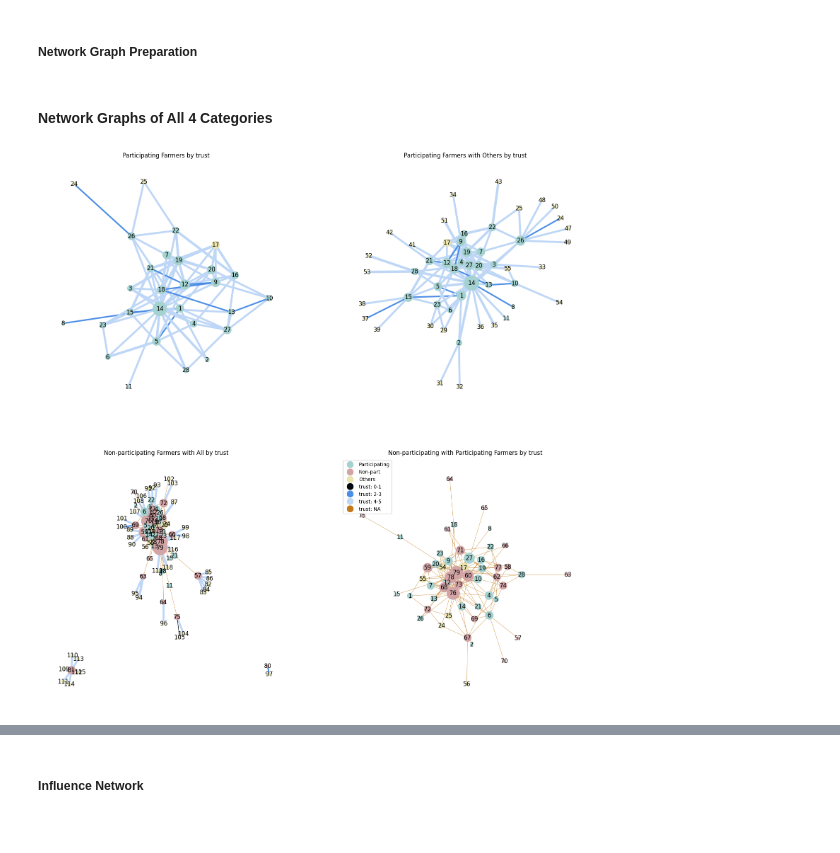
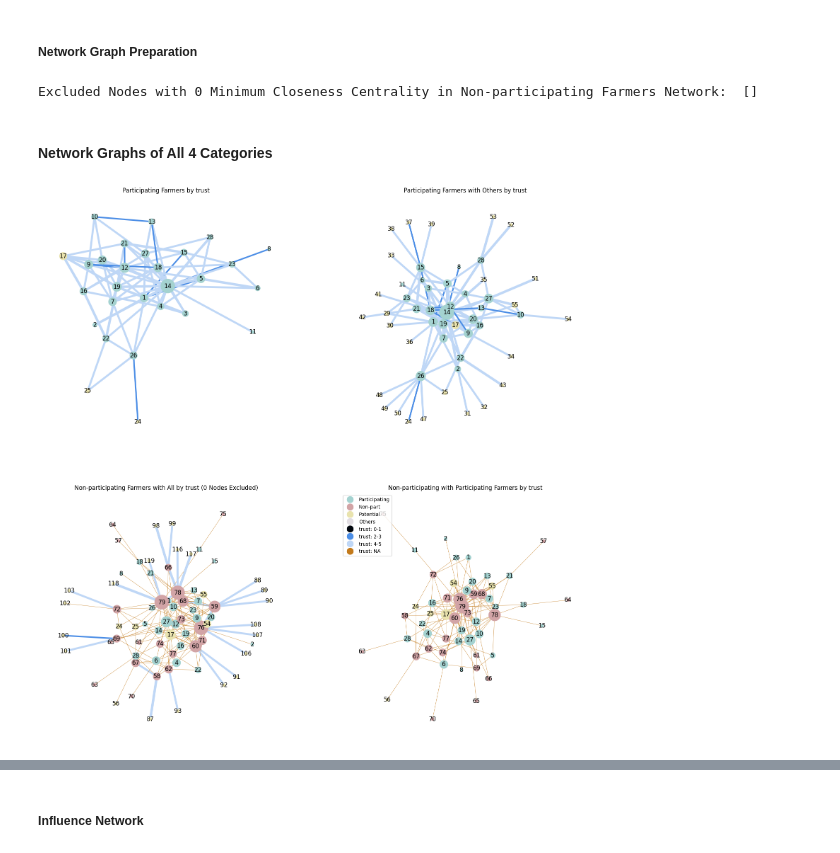
Before and after one commit to liugrac/climate_change_responses, a Jupyter notebook: Farmers Social Network.ipynb, the cells around one changed output, grey strips where cells are left out. Cells and saved outputs as stored; diff of their text form; code cells hidden in the pictures.

```diff
--- a/Farmers Social Network.ipynb
+++ b/Farmers Social Network.ipynb
@@ -93,0 +100,8 @@ Non-part Farmer ID:  [57, 58, 59, 60, 61, 62, 63, 64, 65, 66, 67, 68, 69, 70, 71
+# %%
+def potential_farmers(df):
+    pot_farmers = df[(df['workmate']== 1) | (df['partner']== 1) | (df['colleague_association']== 1)]['receiver_id'].dropna().astype(int).unique().tolist()
+    return set(pot_farmers) - set(part_list) - set(non_list)
+
+union = {*potential_farmers(part_part), *potential_farmers(part_others), *potential_farmers(non_all) , *potential_farmers(non_part) }
+pot_farmers = list(union)
+print("Potential Farmer ID: ", pot_farmers)
@@ -255,17 +271,19 @@ Text(0.5, 1.0, 'Interview Response (Average) from All 14 Farmers')
 # %% [markdown]
 ##### Network Graph Preparation
 # %%
-# #Exclude some nodes to focus the network graph better
-# exclude_nodes = []
-# cc_dict = nx.closeness_centrality(non_all_G)
-# for k,v in cc_dict.items():
-#     if v < 0.2:
-#         exclude_nodes.append(k)
-# node_list_len = len(exclude_nodes)
-# print(f"Excluded Nodes with {node_list_len} Minimum Closeness Centrality in Non-participating Farmers Network: ", exclude_nodes)
+#Exclude some nodes to focus the network graph better
+exclude_nodes = []
+cc_dict = nx.closeness_centrality(non_all_G)
+for k,v in cc_dict.items():
+    if v < 0.2:
+        exclude_nodes.append(k)
+node_list_len = len(exclude_nodes)
+print(f"Excluded Nodes with {node_list_len} Minimum Closeness Centrality in Non-participating Farmers Network: ", exclude_nodes)
 
-# for node in exclude_nodes:
-#     non_all_G.remove_node(node)
+for node in exclude_nodes:
+    non_all_G.remove_node(node)
+# %% [output]
+Excluded Nodes with 0 Minimum Closeness Centrality in Non-participating Farmers Network:  []
 # %%
 part_colour = dict.fromkeys(all_farmers_df.receiver_id.tolist() + all_farmers_df.sender_id.tolist())
 for key, value in part_colour.items():
@@ -273,8 +291,11 @@ for key, value in part_colour.items():
         part_colour[key] = '#a4d2d0' # green
     elif key in non_list:
         part_colour[key] = '#d2a4a6' # red
+    elif key in pot_farmers:
+        part_colour[key] = '#e9e3ae' # yellow
     else:
-        part_colour[key] = '#e9e3ae' # yellow
+        part_colour[key] = '#e1dde2'
+
 
 def colour_mapping(G):
     colour_list =[]
@@ -309,43 +330,43 @@ def graphing_by_attri(weight):
     graphs = [part_part_G, part_others_G, non_all_G, non_part_G]
     titles = [f'Participating Farmers by {weight}',
     f'Participating Farmers with Others by {weight}',
-    f'Non-participating Farmers with All by {weight}',
-    #  ({node_list_len} Nodes Excluded)
+    f'Non-participating Farmers with All by {weight} ({node_list_len} Nodes Excluded)',
     f'Non-participating with Participating Farmers by {weight}']
     fig, axes = plt.subplots(nrows=2, ncols=2, figsize=(20, 20))
     ax = axes.flatten()
 
     legend_elements = [
         Line2D([0], [0], marker='o', color='w', label='Participating',markerfacecolor='#a4d2d0', markersize=15),
         Line2D([0], [0], marker='o', color='w', label='Non-part',markerfacecolor='#d2a4a6', markersize=15),
-        Line2D([0], [0], marker='o', color='w', label='Others',markerfacecolor='#e9e3ae', markersize=15),
+        Line2D([0], [0], marker='o', color='w', label='Potential',markerfacecolor='#e9e3ae', markersize=15),
+        Line2D([0], [0], marker='o', color='w', label='Others',markerfacecolor='#e1dde2', markersize=15),
         Line2D([0], [0], marker='o', color='w', label=f'{weight}: 0-1',markerfacecolor='#02070e', markersize=15),
         Line2D([0], [0], marker='o', color='w', label=f'{weight}: 2-3',markerfacecolor='#4c8ee6', markersize=15),
         Line2D([0], [0], marker='o', color='w', label=f'{weight}: 4-5',markerfacecolor='#bfd7f6', markersize=15),
         Line2D([0], [0], marker='o', color='w', label=f'{weight}: NA',markerfacecolor='#C37A1B', markersize=15),
         ]
 
     plt.legend(handles=legend_elements, loc='upper left')
 
 
     for i in range(4):
         widths = nx.get_edge_attributes(graphs[i], weight)
         nx.draw_networkx(graphs[i], pos=nx.spring_layout(graphs[i]),
         with_labels=True,
         node_color=colour_mapping(graphs[i]),
         node_size=list(dict([(node, degree*38) for node, degree in nx.degree(graphs[i])]).values()),
         font_size=12,
         edge_color=edge_color(graphs[i], weight),
         width=[1.0 if float(i) == 0 else float(i) for i in list(widths.values())],
         ax=ax[i])
         ax[i].set_title(titles[i])
         ax[i].set_axis_off()
 
     plt.show()
 
 graphing_by_attri('trust')
 # %% [output]
-[figure, old version]
+[figure, new version]
 # %%
 graphing_by_attri('frequency')
 # %% [output]
```
Also changed, not shown: parts of 7 cells of this notebook.
